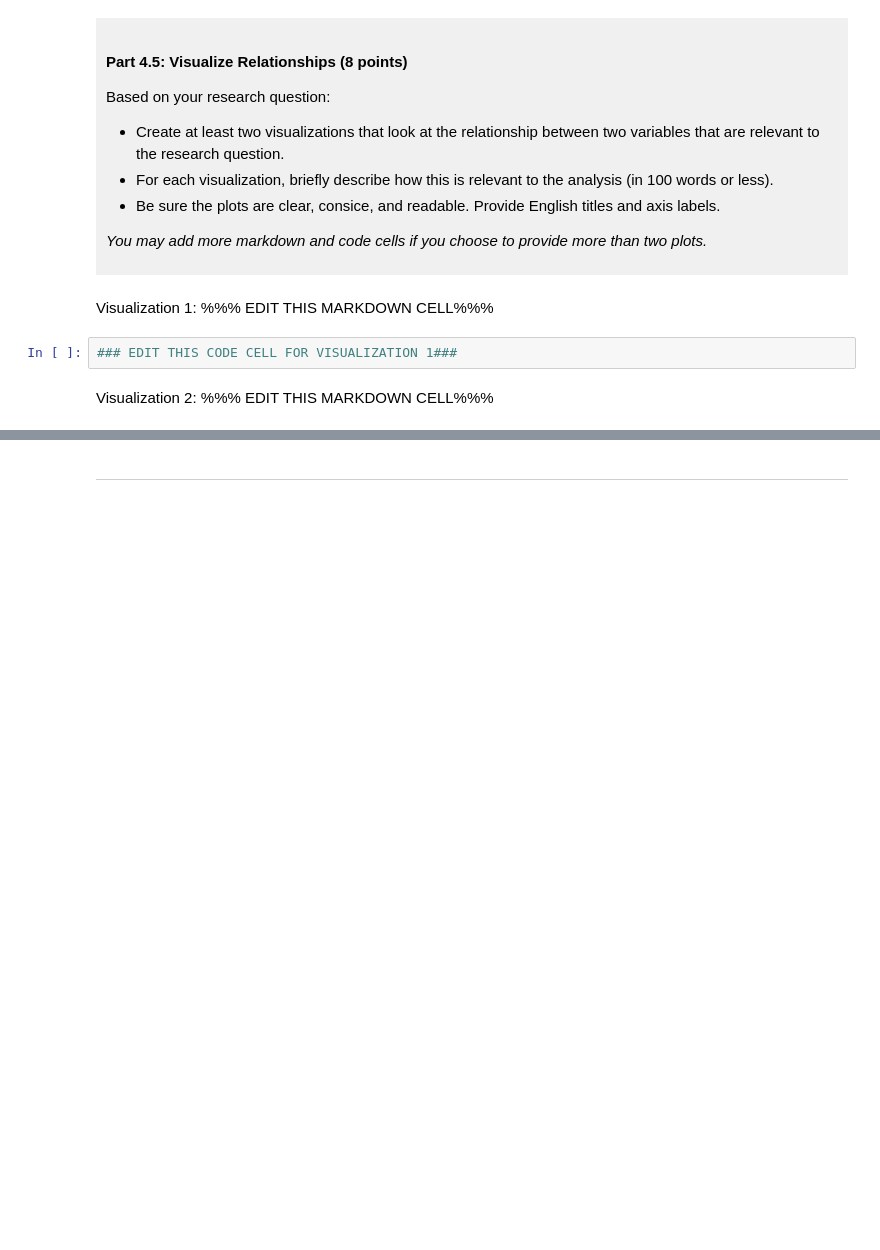
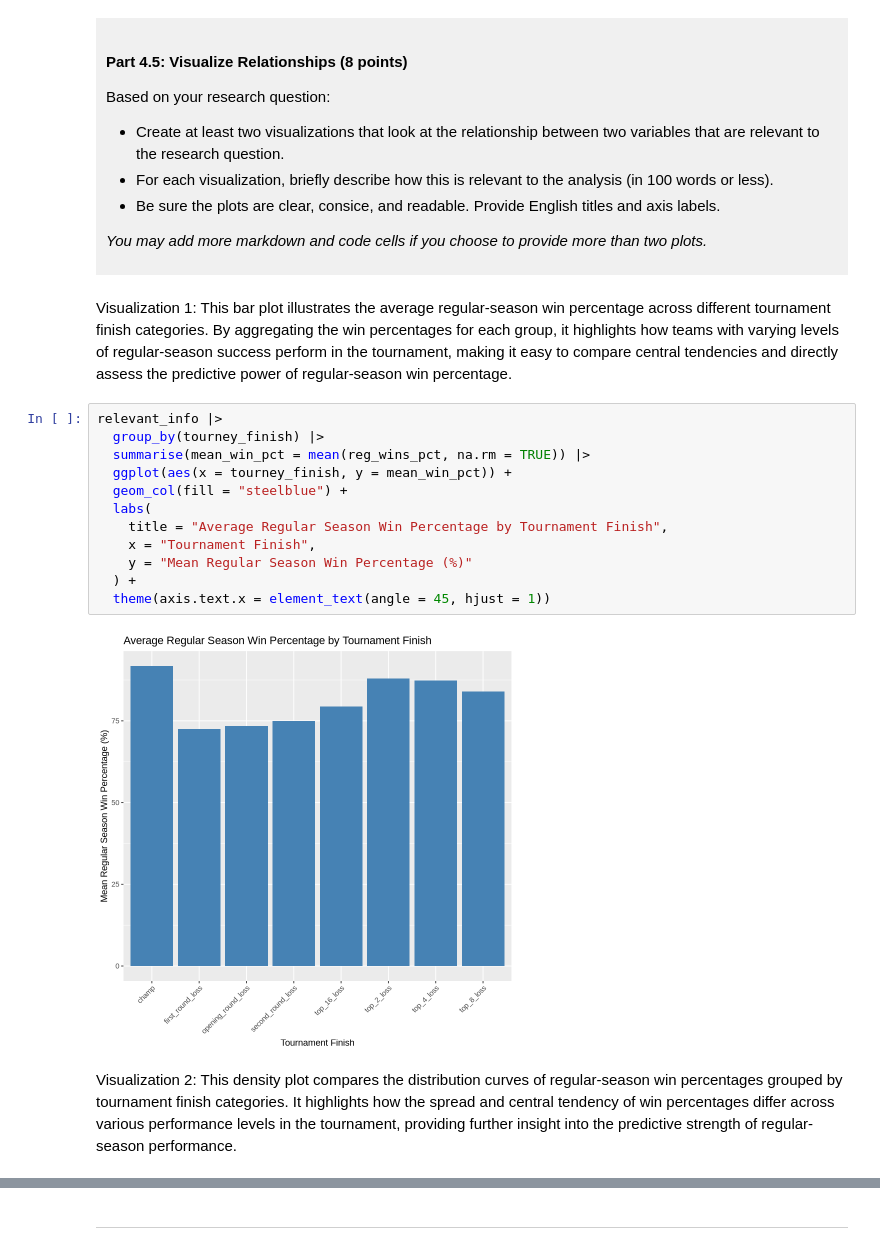
Before and after one commit to brandon-creator-gib/dsci-100-project-brandon-yan, a Jupyter notebook: dsci-100-project-notebook.ipynb, the cells around one changed output, grey strips where cells are left out. Cells and saved outputs as stored; diff of their text form; blank space fills up the shorter version.

```diff
--- a/dsci-100-project-notebook.ipynb
+++ b/dsci-100-project-notebook.ipynb
@@ -323,9 +368,21 @@ Based on your research question:
 *You may add more markdown and code cells if you choose to provide more than two plots.*
 </div>
 # %% [markdown]
-Visualization 1: %%% EDIT THIS MARKDOWN CELL%%%
+Visualization 1: This bar plot illustrates the average regular-season win percentage across different tournament finish categories. By aggregating the win percentages for each group, it highlights how teams with varying levels of regular-season success perform in the tournament, making it easy to compare central tendencies and directly assess the predictive power of regular-season win percentage.
 # %%
-### EDIT THIS CODE CELL FOR VISUALIZATION 1###
+relevant_info |>
+  group_by(tourney_finish) |>
+  summarise(mean_win_pct = mean(reg_wins_pct, na.rm = TRUE)) |>
+  ggplot(aes(x = tourney_finish, y = mean_win_pct)) +
+  geom_col(fill = "steelblue") +
+  labs(
+    title = "Average Regular Season Win Percentage by Tournament Finish",
+    x = "Tournament Finish",
+    y = "Mean Regular Season Win Percentage (%)"
+  ) +
+  theme(axis.text.x = element_text(angle = 45, hjust = 1))
+# %% [output]
+[figure, added]
 # %% [markdown]
-Visualization 2: %%% EDIT THIS MARKDOWN CELL%%%
+Visualization 2: This density plot compares the distribution curves of regular-season win percentages grouped by tournament finish categories. It highlights how the spread and central tendency of win percentages differ across various performance levels in the tournament, providing further insight into the predictive strength of regular-season performance.
 # %%
```
Also changed, not shown: parts of 7 cells of this notebook.
